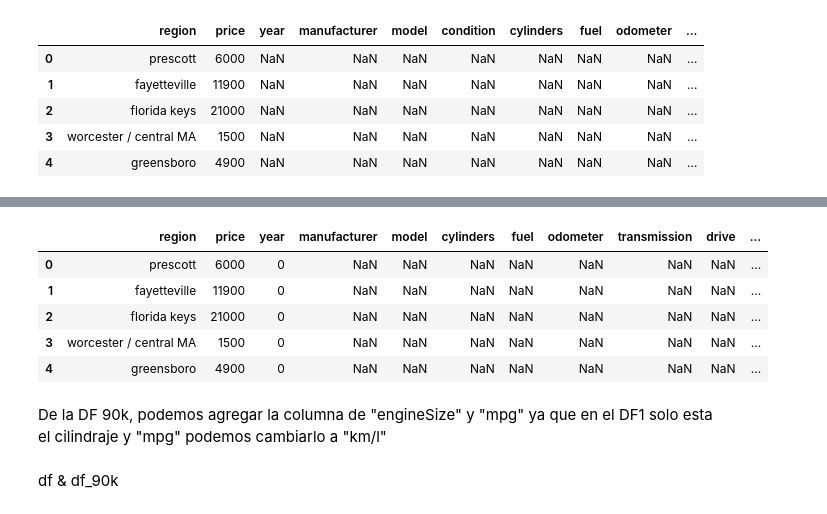
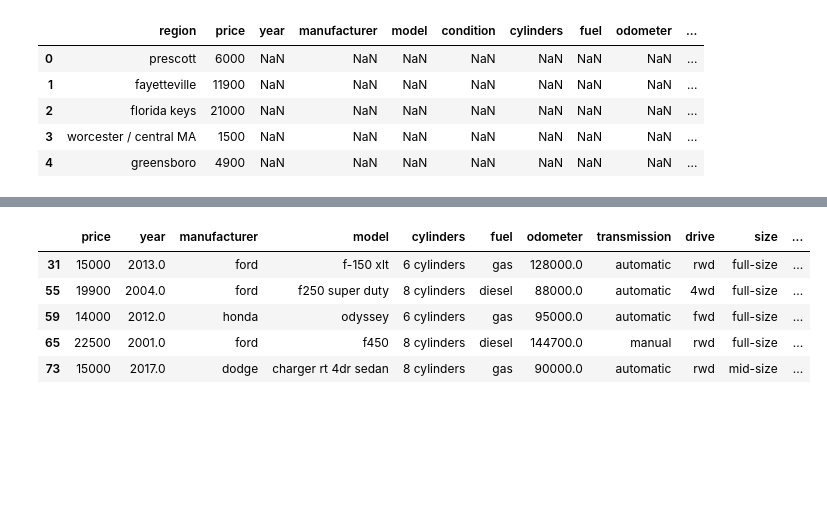
Before and after one commit to jayc888/Prueba_carros_usados_dataset_local, a Jupyter notebook: src/explore.ipynb, the cells around one changed output, grey strips where cells are left out. Cells and saved outputs as stored; diff of their text form; code cells hidden in the pictures; blank space fills up the shorter version.

```diff
--- a/src/explore.ipynb
+++ b/src/explore.ipynb
@@ -48,10 +48,4 @@ df.head()
 | 3 | worcester / central MA | 1500 | NaN | NaN | NaN | NaN | NaN | NaN | NaN | ... |
 | 4 | greensboro | 4900 | NaN | NaN | NaN | NaN | NaN | NaN | NaN | ... |
 # %%
-df.drop(columns=['description','condition'],inplace=True)
+df.drop(columns=['description','condition','type','region'],inplace=True) #elimine region para ver si tengo mas datos.
-# %%
-pd.set_option('display.max_columns', None)
-df['year'].fillna(0, inplace=True)
-df['year'] = df['year'].astype(int)
-
-df.sample(10)
@@ -92,9 +51,0 @@ print(unique_combinations)
-# %%
-# To show all rows
-pd.set_option('display.max_rows', None)
-
-# To show all columns
-pd.set_option('display.max_columns', None)
-
-# Then, run your code again
-df[['size', 'type']].drop_duplicates()
@@ -163,0 +74,7 @@ memory usage: 45.6+ MB
+# %%
+# Elimina todas las filas con valores nulos
+df_cleaned = df.dropna()
+
+# Muestra el número de filas antes y después de la limpieza
+print(f"Filas antes de la limpieza: {len(df)}")
+print(f"Filas después de la limpieza: {len(df_cleaned)}")
@@ -164,13 +106,9 @@ memory usage: 45.6+ MB
 # %%
-df.head()
+df_cleaned.head()
 # %% [output]
-|  | region | price | year | manufacturer | model | cylinders | fuel | odometer | transmission | drive | ... |
-| 0 | prescott | 6000 | 0 | NaN | NaN | NaN | NaN | NaN | NaN | NaN | ... |
-| 1 | fayetteville | 11900 | 0 | NaN | NaN | NaN | NaN | NaN | NaN | NaN | ... |
-| 2 | florida keys | 21000 | 0 | NaN | NaN | NaN | NaN | NaN | NaN | NaN | ... |
-| 3 | worcester / central MA | 1500 | 0 | NaN | NaN | NaN | NaN | NaN | NaN | NaN | ... |
-| 4 | greensboro | 4900 | 0 | NaN | NaN | NaN | NaN | NaN | NaN | NaN | ... |
+|  | price | year | manufacturer | model | cylinders | fuel | odometer | transmission | drive | size | ... |
+| 31 | 15000 | 2013.0 | ford | f-150 xlt | 6 cylinders | gas | 128000.0 | automatic | rwd | full-size | ... |
+| 55 | 19900 | 2004.0 | ford | f250 super duty | 8 cylinders | diesel | 88000.0 | automatic | 4wd | full-size | ... |
+| 59 | 14000 | 2012.0 | honda | odyssey | 6 cylinders | gas | 95000.0 | automatic | fwd | full-size | ... |
+| 65 | 22500 | 2001.0 | ford | f450 | 8 cylinders | diesel | 144700.0 | manual | rwd | full-size | ... |
+| 73 | 15000 | 2017.0 | dodge | charger rt 4dr sedan | 8 cylinders | gas | 90000.0 | automatic | rwd | mid-size | ... |
-# %% [markdown]
-De la DF 90k, podemos agregar la columna de "engineSize" y "mpg" ya que en el DF1 solo esta el cilindraje y "mpg" podemos cambiarlo a "km/l"
-# %% [markdown]
-df & df_90k
```
Also changed, not shown: parts of 27 cells of this notebook.
